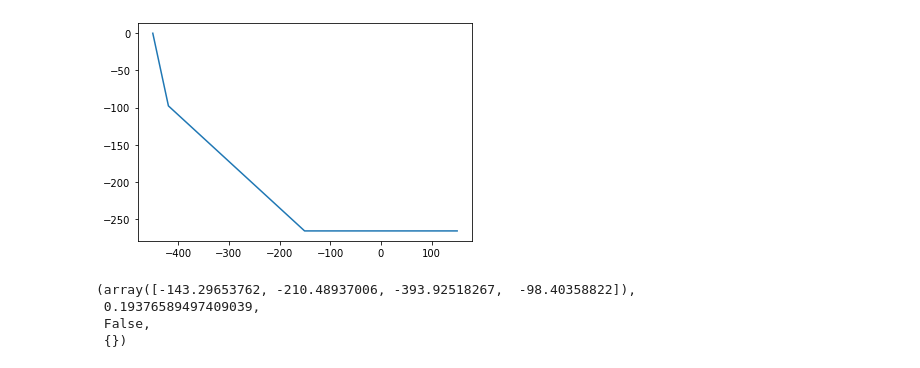
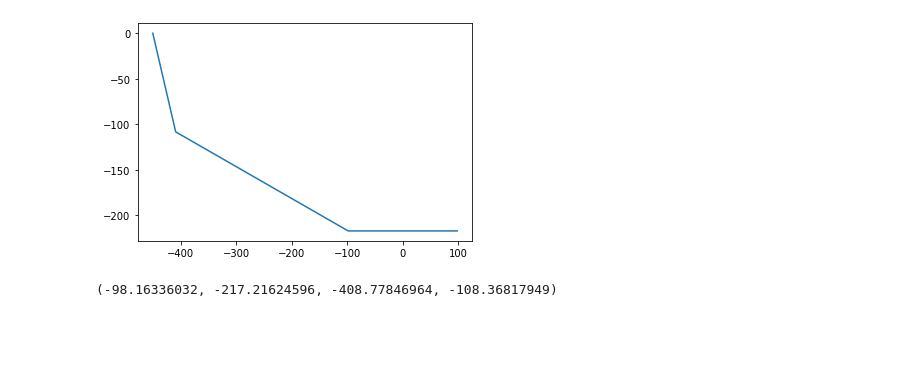
Before and after one commit to tamasdoka/str_opt, a Jupyter notebook: steering-optimizer/steering_optimizer/envs/StrOptEnv_test_notebook.ipynb, the cells around one changed output. Cells and saved outputs as stored; diff of their text form; code cells hidden in the pictures; blank space fills up the shorter version.

Commit message:
Checking the length of the angle array.

```diff
--- a/steering-optimizer/steering_optimizer/envs/StrOptEnv_test_notebook.ipynb
+++ b/steering-optimizer/steering_optimizer/envs/StrOptEnv_test_notebook.ipynb
@@ -25,22 +25,20 @@ for i in range(100):
 
 plt.show()
 # %%
-val = np.array([-150.52531456, -265.7498445,  -419.15488751,  -97.67618956])
+val = np.array([-98.16336032, -217.21624596, -408.77846964, -108.36817949])
 
 plt.plot([env.KPLX, val[2], val[0], -val[0]], [env.KPLY, val[3], val[1], val[1]])
 
 env.check_error
 
 env.state = val
 # %% [output]
-[figure, old version]
+[figure, new version]
 # %%
 env.step(8)
+env.state
 # %% [output]
-(array([-143.29653762, -210.48937006, -393.92518267,  -98.40358822]),
- 0.19376589497409039,
- False,
- {})
+(-98.16336032, -217.21624596, -408.77846964, -108.36817949)
 # %%
 print(env.state)
 #plt.plot([env.KPLX, env.state[2], env.state[0], -env.state[0]], [env.KPLY, env.state[3], env.state[1], env.state[1]])
```
Also changed, not shown: 2 other files.
